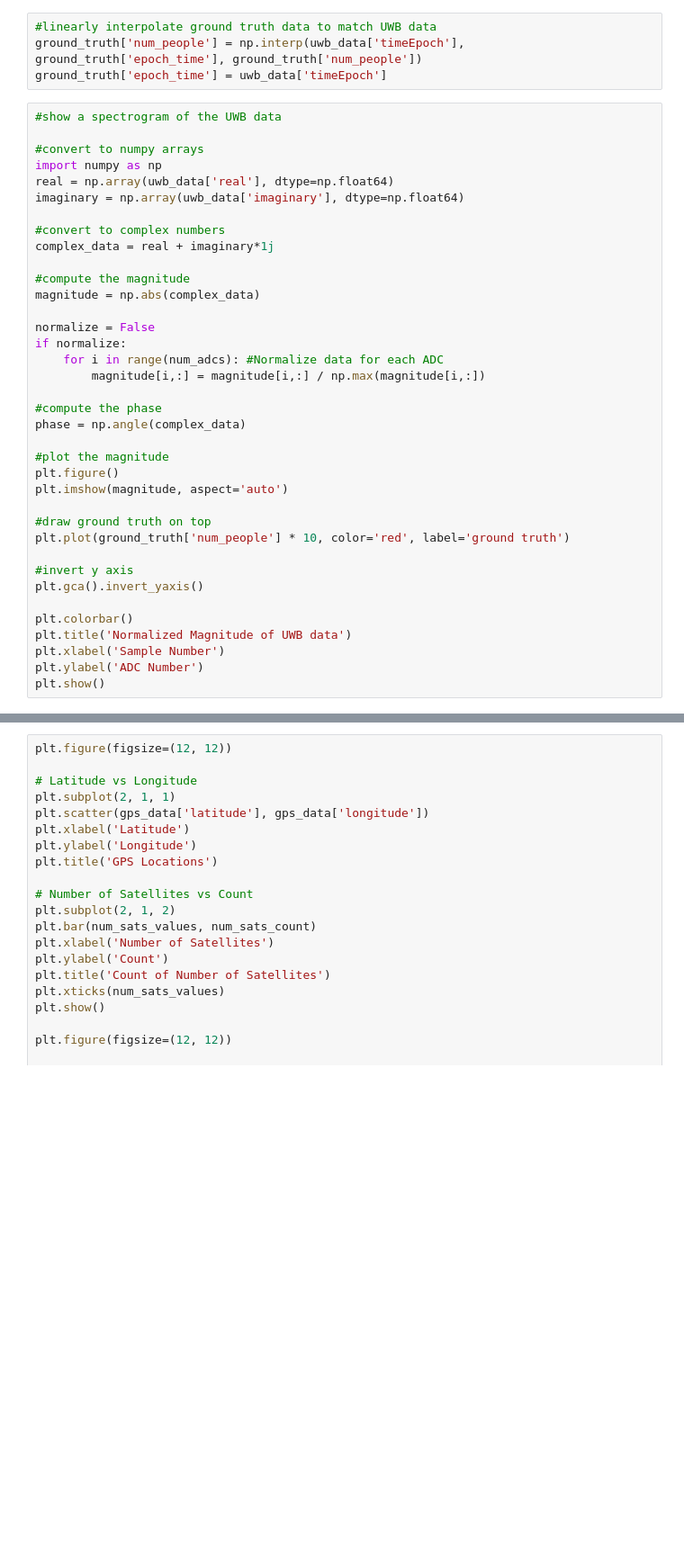
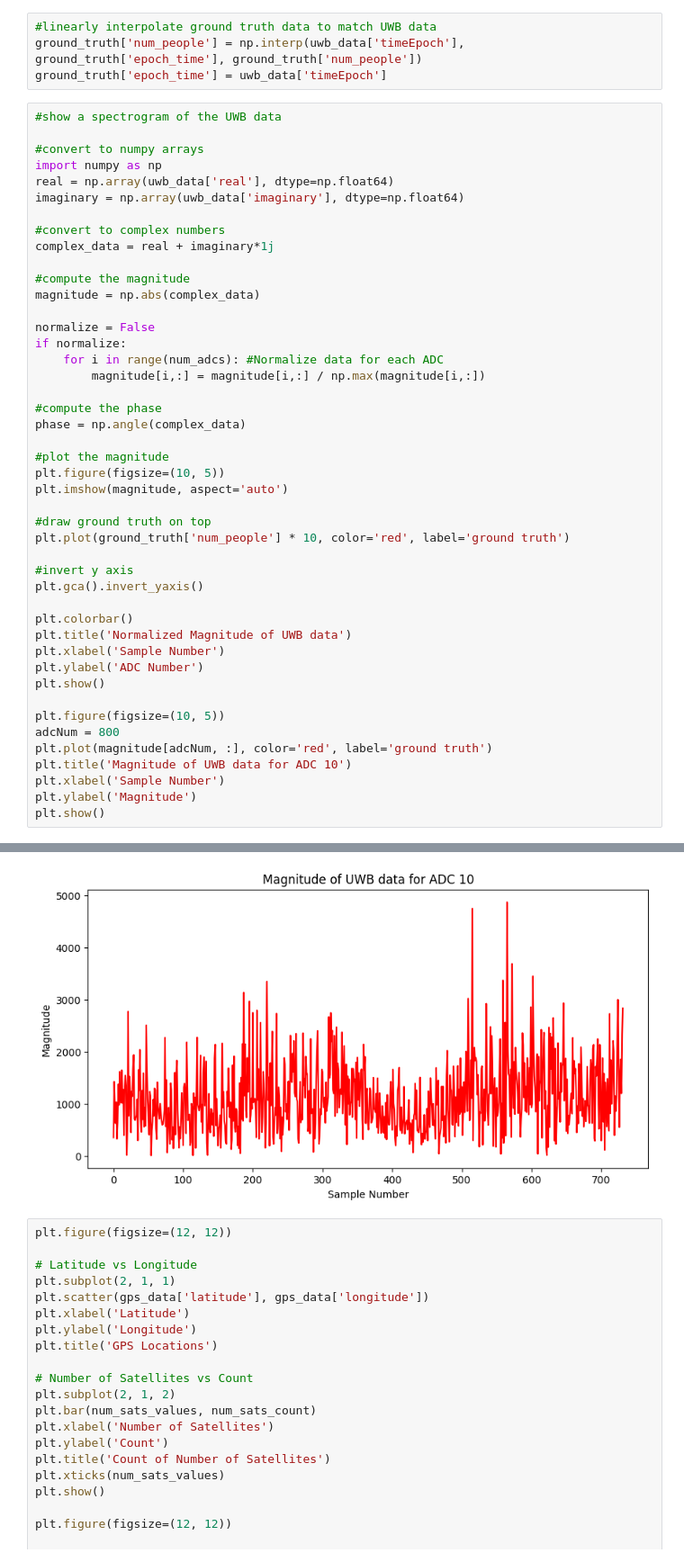
Before and after one commit to NathanMalta/UWB-Occupancy, a Jupyter notebook: bus_sensor_stats.ipynb, the cells around one changed output, grey strips where cells are left out. Shown at 90% size. Saved outputs shown, nothing was run; the diff lists cells and outputs as text; blank space fills up the shorter version.

Commit message:
preprocessed data as per prof's instructions

```diff
--- a/bus_sensor_stats.ipynb
+++ b/bus_sensor_stats.ipynb
@@ -215,34 +213,43 @@ imaginary = np.array(uwb_data['imaginary'], dtype=np.float64)
 #convert to complex numbers
 complex_data = real + imaginary*1j
 
 #compute the magnitude
 magnitude = np.abs(complex_data)
 
 normalize = False
 if normalize:
     for i in range(num_adcs): #Normalize data for each ADC
         magnitude[i,:] = magnitude[i,:] / np.max(magnitude[i,:])
 
 #compute the phase
 phase = np.angle(complex_data)
 
 #plot the magnitude
-plt.figure()
+plt.figure(figsize=(10, 5))
 plt.imshow(magnitude, aspect='auto')
 
 #draw ground truth on top
 plt.plot(ground_truth['num_people'] * 10, color='red', label='ground truth')
 
 #invert y axis
 plt.gca().invert_yaxis()
 
 plt.colorbar()
 plt.title('Normalized Magnitude of UWB data')
 plt.xlabel('Sample Number')
 plt.ylabel('ADC Number')
 plt.show()
+
+plt.figure(figsize=(10, 5))
+adcNum = 800
+plt.plot(magnitude[adcNum, :], color='red', label='ground truth')
+plt.title('Magnitude of UWB data for ADC 10')
+plt.xlabel('Sample Number')
+plt.ylabel('Magnitude')
+plt.show()
 # %% [output]
 [figure]
+[figure, added]
 # %%
 plt.figure(figsize=(12, 12))
 
```
Also changed, not shown: parts of 4 cells of this notebook.
